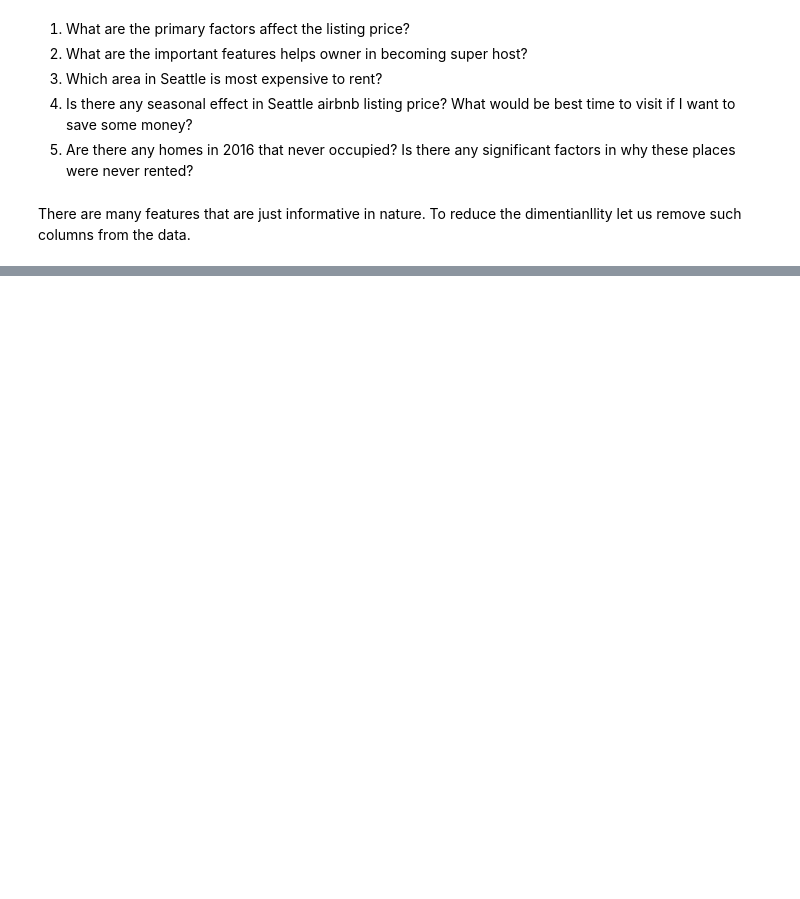
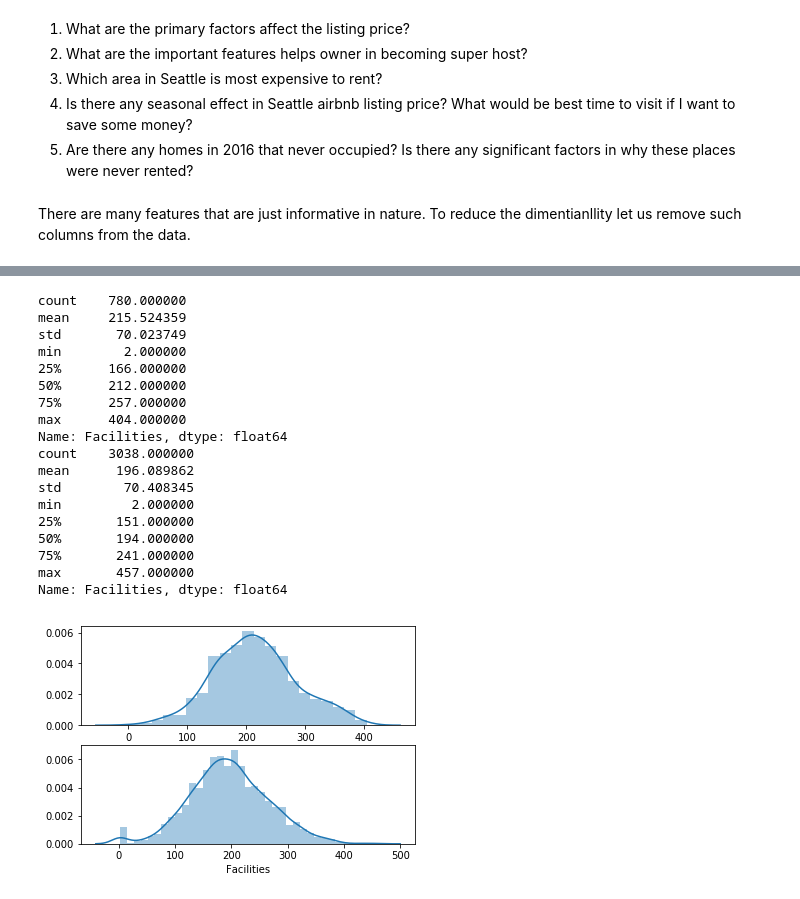
Before and after one commit to shreyasmatade/airbnb-seattle, a Jupyter notebook: dev/seattle_airbnb_analysis_super_host.ipynb, the cells around one changed output, grey strips where cells are left out. Saved outputs shown, nothing was run; the diff lists cells and outputs as text; code cells hidden in the pictures; blank space fills up the shorter version.

```diff
--- a/dev/seattle_airbnb_analysis_super_host.ipynb
+++ b/dev/seattle_airbnb_analysis_super_host.ipynb
@@ -331,0 +376,22 @@ coef_df.tail(10)
+# %%
+plot_diff('Facilities')
+# %% [output]
+count    780.000000
+mean     215.524359
+std       70.023749
+min        2.000000
+25%      166.000000
+50%      212.000000
+75%      257.000000
+max      404.000000
+Name: Facilities, dtype: float64
+count    3038.000000
+mean      196.089862
+std        70.408345
+min         2.000000
+25%       151.000000
+50%       194.000000
+75%       241.000000
+max       457.000000
+Name: Facilities, dtype: float64
+[figure, added]
```
Also changed, not shown: parts of 11 cells of this notebook, 2 other files.
